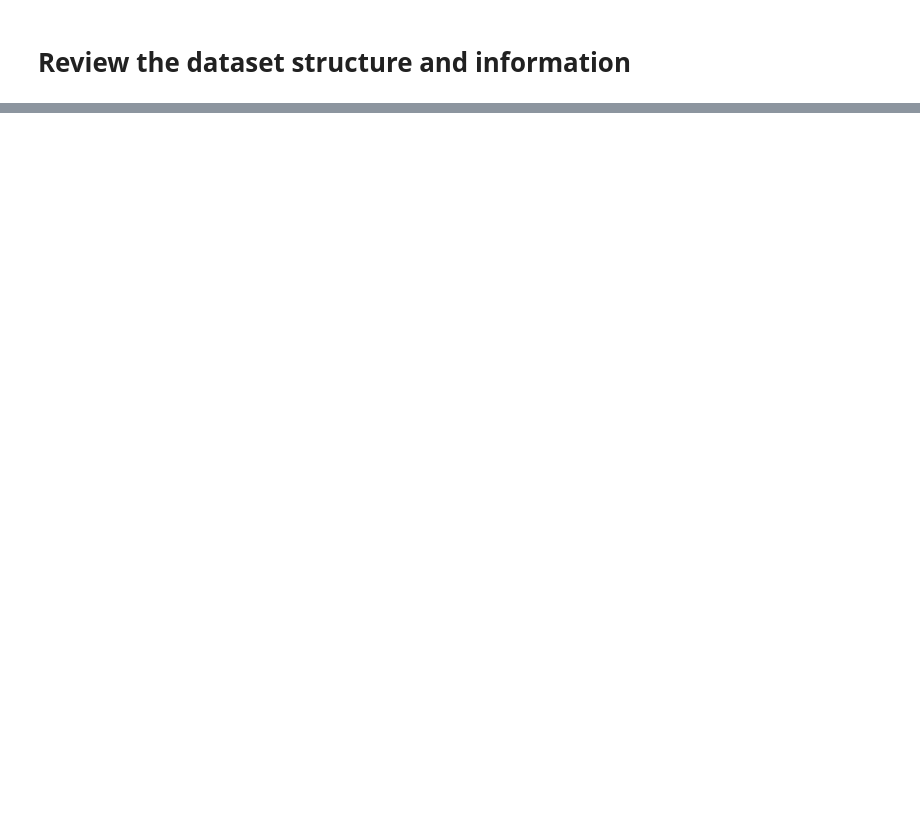
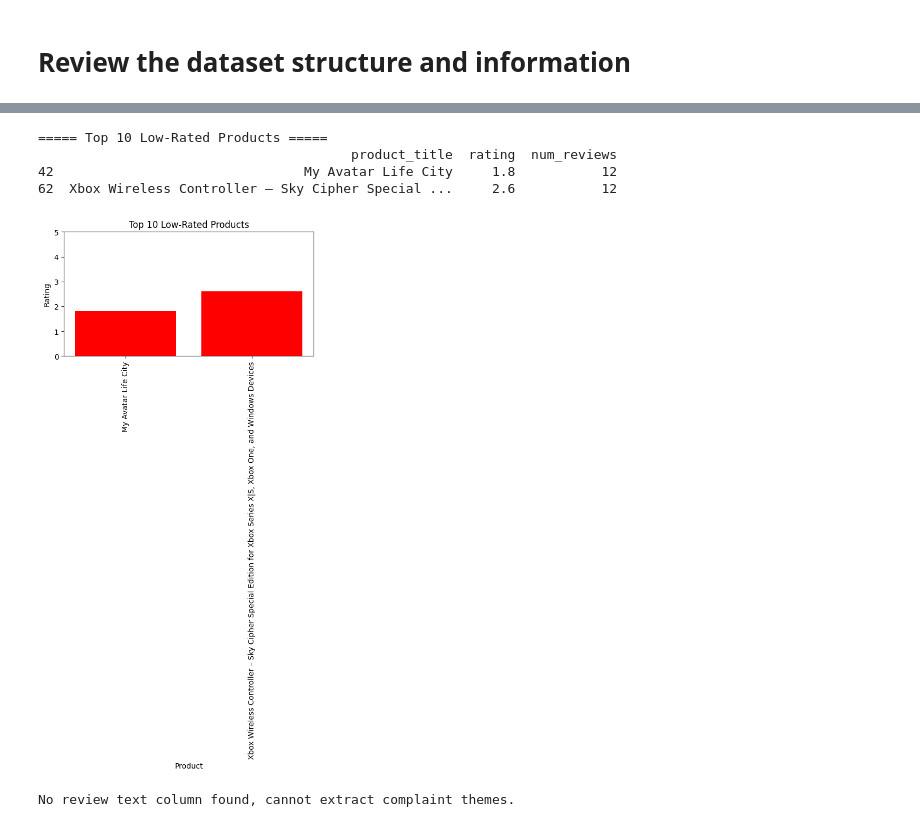
Before and after one commit to jrmsp/Amazon-Product, a Jupyter notebook: Project2.ipynb, the cells around one changed output, grey strips where cells are left out. Drawn from its saved outputs; the diff is of its cells as text; code cells hidden in the pictures; blank space fills up the shorter version.

```diff
--- a/Project2.ipynb
+++ b/Project2.ipynb
@@ -204,0 +116,63 @@ business_questions = [
+# %%
+df.rename(columns={
+    "product_star_rating": "rating",
+    "product_num_ratings": "num_reviews"
+}, inplace=True)
+
+# Convert to numeric
+df["rating"] = pd.to_numeric(df["rating"], errors="coerce")
+df["num_reviews"] = pd.to_numeric(df["num_reviews"], errors="coerce")
+
+# Low rated products
+# Define low rating threshold (e.g., 3 stars or below)
+low_rating_threshold = 3
+
+low_rated = df[df["rating"] <= low_rating_threshold]
+
+# Sort by number of reviews to focus on products with significant feedback
+low_rated_top = low_rated.sort_values(by="num_reviews", ascending=False).head(10)
+
+print("\n===== Top 10 Low-Rated Products =====")
+print(low_rated_top[["product_title", "rating", "num_reviews"]])
+
+# Visualization
+plt.figure(figsize=(6,3))
+plt.bar(low_rated_top["product_title"], low_rated_top["rating"], color="red")
+plt.xticks(rotation=90)
+plt.ylim(0, 5)
+plt.title("Top 10 Low-Rated Products")
+plt.ylabel("Rating")
+plt.xlabel("Product")
+plt.tight_layout()
+plt.show()
+
+
+# Top customer complaints (if text exists)
+# Replace 'review_text' with the actual column containing review text if available
+if "review_text" in df.columns:
+    from collections import Counter
+    import re
+
+    # Combine all reviews for low-rated products
+    all_reviews = " ".join(df.loc[df["rating"] <= low_rating_threshold, "review_text"].dropna())
+
+    # Simple word frequency (ignoring common words)
+    stop_words = set(["the", "and", "is", "it", "to", "for", "this", "a", "of", "with"])
+    words = re.findall(r"\b\w+\b", all_reviews.lower())
+    words = [w for w in words if w not in stop_words]
+
+    word_freq = Counter(words)
+    top_complaints = word_freq.most_common(10)
+
+    print("\n===== Top Customer Complaint Themes =====")
+    for word, count in top_complaints:
+        print(f"{word}: {count}")
+else:
+    print("\nNo review text column found, cannot extract complaint themes.")
+# %% [output]
+===== Top 10 Low-Rated Products =====
+                                        product_title  rating  num_reviews
+42                                My Avatar Life City     1.8           12
+62  Xbox Wireless Controller – Sky Cipher Special ...     2.6           12
+[figure, added]
+No review text column found, cannot extract complaint themes.
```
Also changed, not shown: parts of 20 cells of this notebook.
